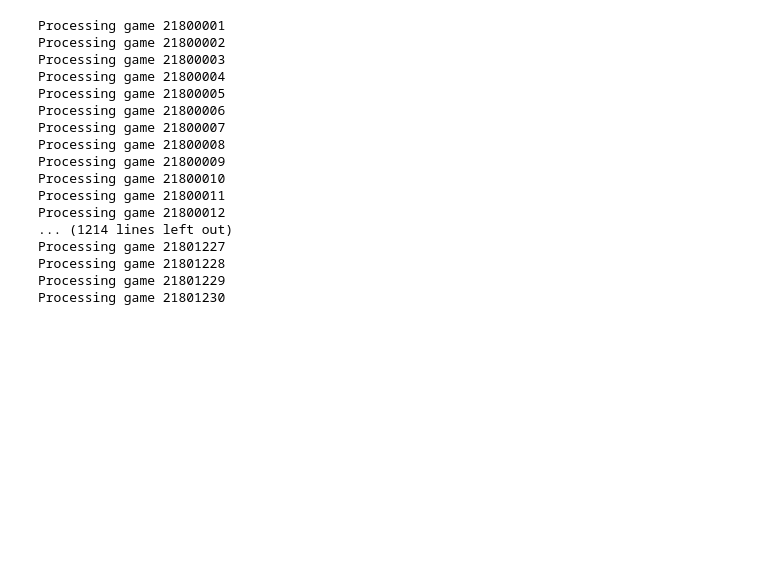
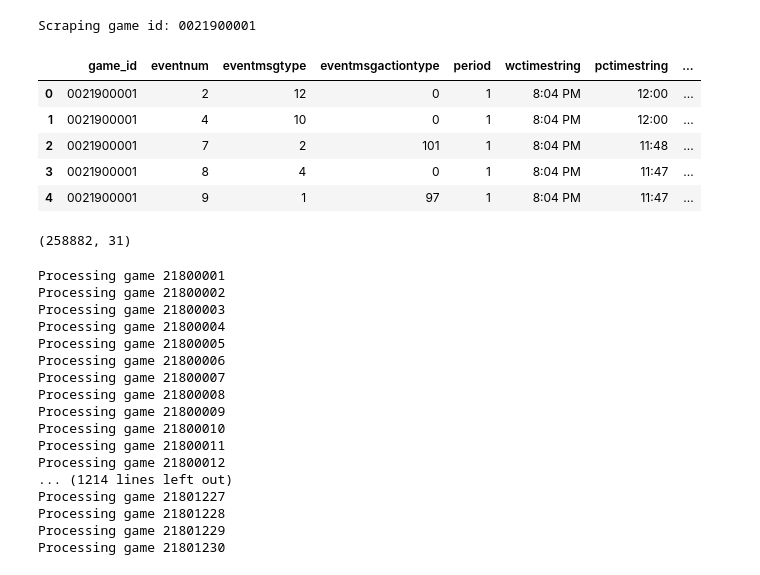
Before and after one commit to mcbarlowe/nbadbscripts, a Jupyter notebook: untitled1.ipynb, the cells around one changed output. Drawn from its saved outputs; the diff is of its cells as text; code cells hidden in the pictures; blank space fills up the shorter version.

```diff
--- a/untitled1.ipynb
+++ b/untitled1.ipynb
@@ -11,3 +11,16 @@ pd.set_option('display.max_rows', 500)
+# %%
+test_df = ns.scrape_game([21900001])
+# %% [output]
+Scraping game id: 0021900001
+# %%
+test_df.head()
+# %% [output]
+|  | game_id | eventnum | eventmsgtype | eventmsgactiontype | period | wctimestring | pctimestring | ... |
+| 0 | 0021900001 | 2 | 12 | 0 | 1 | 8:04 PM | 12:00 | ... |
+| 1 | 0021900001 | 4 | 10 | 0 | 1 | 8:04 PM | 12:00 | ... |
+| 2 | 0021900001 | 7 | 2 | 101 | 1 | 8:04 PM | 11:48 | ... |
+| 3 | 0021900001 | 8 | 4 | 0 | 1 | 8:04 PM | 11:47 | ... |
+| 4 | 0021900001 | 9 | 1 | 97 | 1 | 8:04 PM | 11:47 | ... |
 # %%
 
 def calc_possessions(game_df):
@@ -79,0 +95,4 @@ points_by_second = pbp_df.groupby(['game_id', 'seconds_elapsed'])['points_made']
+# %%
+poss.shape
+# %% [output]
+(258882, 31)
```
Also changed, not shown: parts of 6 cells of this notebook, 4 other files.
